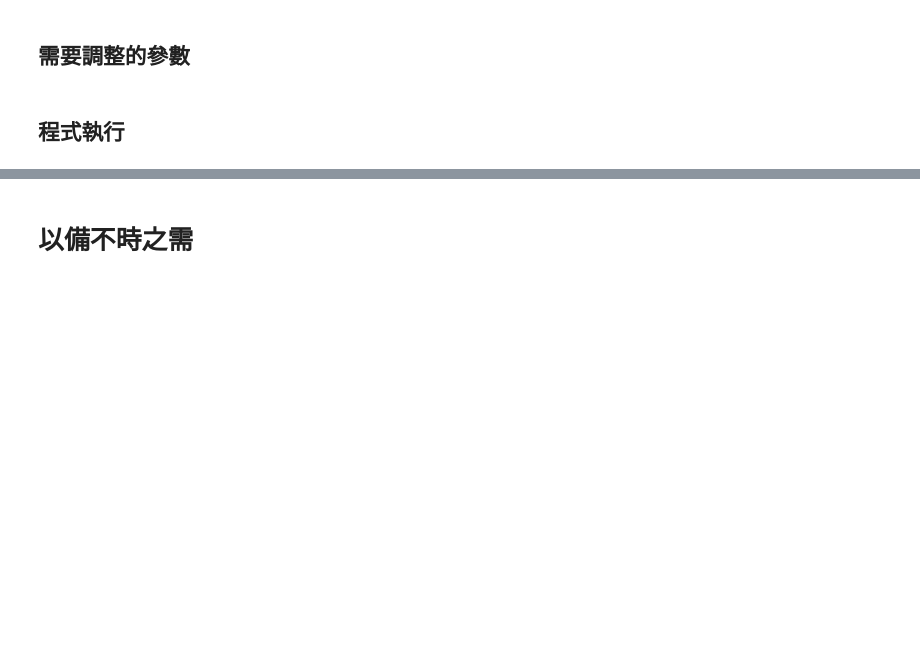
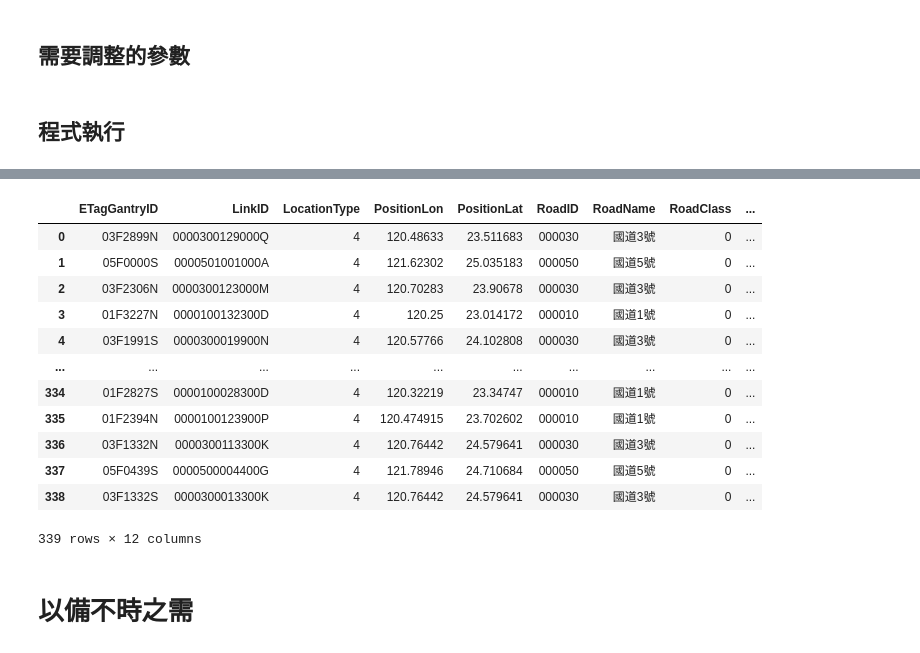
Before and after one commit to KaiChiehKJ/Freeway, a Jupyter notebook: M03A.ipynb, the cells around one changed output, grey strips where cells are left out. Saved outputs shown, nothing was run; the diff lists cells and outputs as text; code cells hidden in the pictures; blank space fills up the shorter version.

```diff
--- a/M03A.ipynb
+++ b/M03A.ipynb
@@ -170,6 +170,8 @@ def etag_getdf():
     download_etag(etagurl=etagurl, etagdownloadpath=etagdownloadpath)
     etagxml = read_xml(etagdownloadpath)
     etag = etag_xml_to_dataframe(etagxml)
+
+    etag.to_excel(os.path.join(etagfolder,'Etag.xlsx'), index = False)
     return etag
 
 def extract_tar_gz(tar_gz_file, extract_path):
@@ -307,18 +309,17 @@ def THI_M05A(df, weighted = False):
 
     return df
 
-def THI_M06A(df, OD_or_gothrough = 'OD', hour = True):
-    if OD_or_gothrough == 'OD':
-        df['DetectionTimeO'] = pd.to_datetime(df['DetectionTimeO'])
-        df['DetectionTimeD'] = pd.to_datetime(df['DetectionTimeD'])
+def THI_M06A(df, hour = True):
+    df['DetectionTimeO'] = pd.to_datetime(df['DetectionTimeO'])
+    df['DetectionTimeD'] = pd.to_datetime(df['DetectionTimeD'])
 
-        df['Date'] = df['DetectionTimeO'].dt.date
-        if hour == True:
-            df['HourO'] = df['DetectionTimeO'].dt.hour
-            df['HourD'] = df['DetectionTimeD'].dt.hour
-            df = df.groupby(['Date','HourO', 'GantryO', 'HourD', 'GantryD', 'VehicleType']).size().reset_index(name='Volume')
+    df['Date'] = df['DetectionTimeO'].dt.date
+    if hour == True:
+        df['HourO'] = df['DetectionTimeO'].dt.hour
+        df['HourD'] = df['DetectionTimeD'].dt.hour
+        df = df.groupby(['Date','HourO', 'GantryO', 'HourD', 'GantryD', 'VehicleType']).size().reset_index(name='Volume')
 
-        df = df.groupby(['Date', 'GantryO', 'GantryD','VehicleType']).size().reset_index(name='Volume')
+    df = df.groupby(['Date', 'GantryO', 'GantryD','VehicleType']).size().reset_index(name='Volume')
 
     return df
 # %%
@@ -451,3 +623,19 @@ df = freeway(datatype = 'M06A', datelist = datelist)
+# %%
+etag_getdf()
+# %% [output]
+|  | ETagGantryID | LinkID | LocationType | PositionLon | PositionLat | RoadID | RoadName | RoadClass | ... |
+| 0 | 03F2899N | 0000300129000Q | 4 | 120.48633 | 23.511683 | 000030 | 國道3號 | 0 | ... |
+| 1 | 05F0000S | 0000501001000A | 4 | 121.62302 | 25.035183 | 000050 | 國道5號 | 0 | ... |
+| 2 | 03F2306N | 0000300123000M | 4 | 120.70283 | 23.90678 | 000030 | 國道3號 | 0 | ... |
+| 3 | 01F3227N | 0000100132300D | 4 | 120.25 | 23.014172 | 000010 | 國道1號 | 0 | ... |
+| 4 | 03F1991S | 0000300019900N | 4 | 120.57766 | 24.102808 | 000030 | 國道3號 | 0 | ... |
+| ... | ... | ... | ... | ... | ... | ... | ... | ... | ... |
+| 334 | 01F2827S | 0000100028300D | 4 | 120.32219 | 23.34747 | 000010 | 國道1號 | 0 | ... |
+| 335 | 01F2394N | 0000100123900P | 4 | 120.474915 | 23.702602 | 000010 | 國道1號 | 0 | ... |
+| 336 | 03F1332N | 0000300113300K | 4 | 120.76442 | 24.579641 | 000030 | 國道3號 | 0 | ... |
+| 337 | 05F0439S | 0000500004400G | 4 | 121.78946 | 24.710684 | 000050 | 國道5號 | 0 | ... |
+| 338 | 03F1332S | 0000300013300K | 4 | 120.76442 | 24.579641 | 000030 | 國道3號 | 0 | ... |
+339 rows × 12 columns
 # %%
 def main():
     '''主要會用freeway這個函數進行三個步驟 (1) 下載 (2) 整併當日資料 (3) 處理
```
Also changed, not shown: parts of 10 cells of this notebook, 6 other files.
